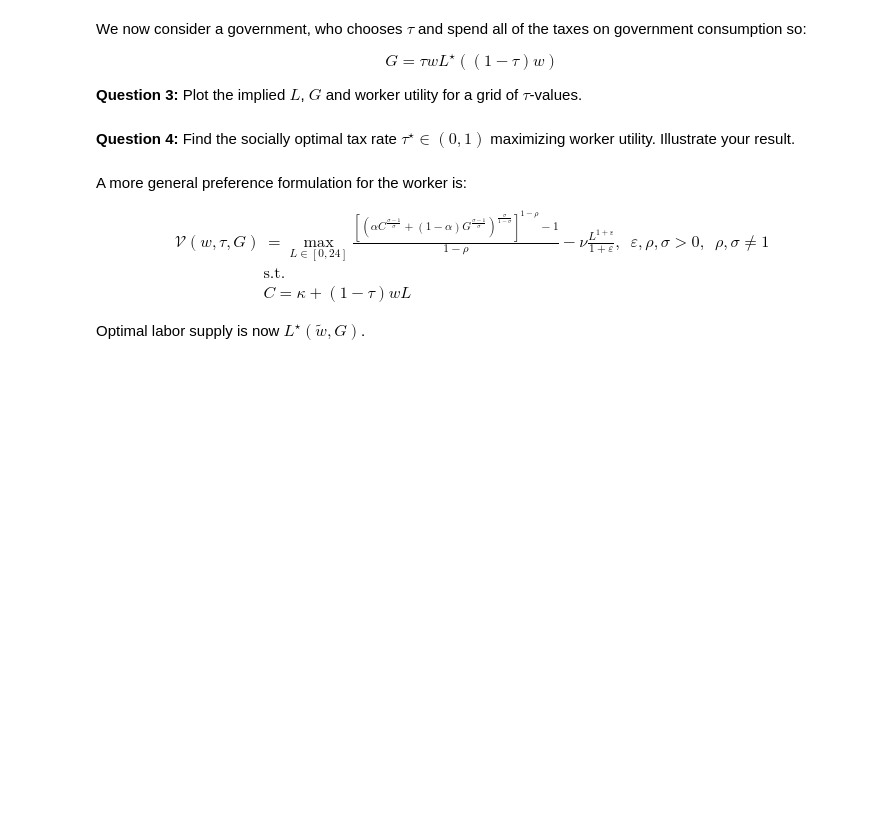
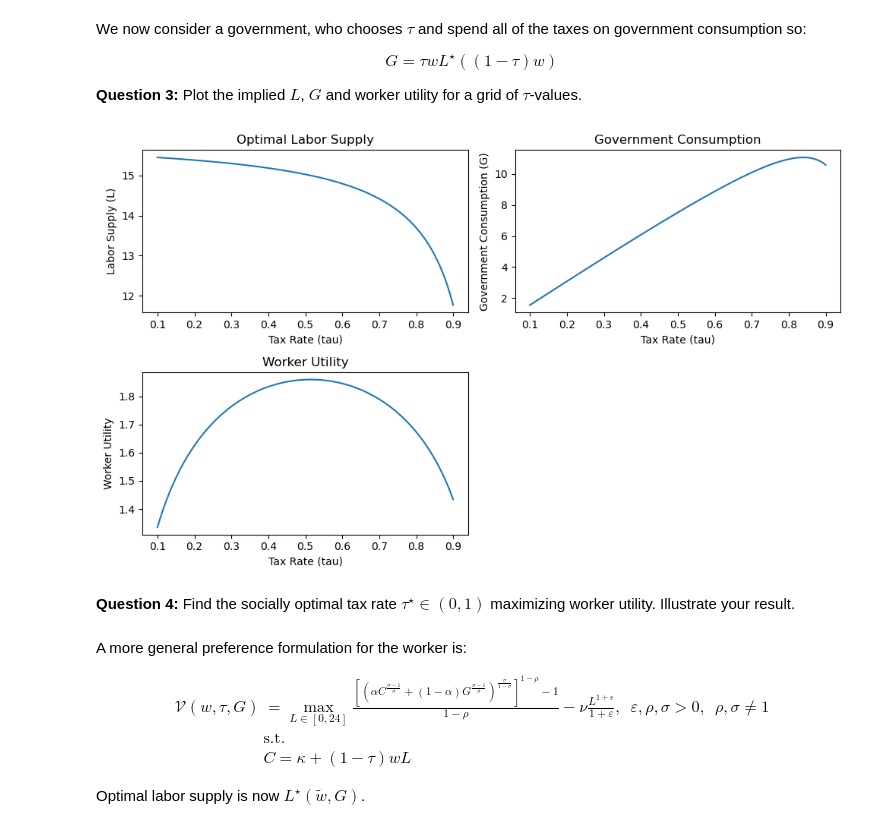
Before and after one commit to NumEconCopenhagen/projects-2023-kscd, a Jupyter notebook: Exam project/Exam-2023-notebook.ipynb, the cells around one changed output. Saved outputs shown, nothing was run; the diff lists cells and outputs as text; code cells hidden in the pictures; blank space fills up the shorter version.

```diff
--- a/Exam project/Exam-2023-notebook.ipynb
+++ b/Exam project/Exam-2023-notebook.ipynb
@@ -70,3 +169,54 @@ $$
+# %%
+# write your code here
+def optimal_labor_supply(w, tau, alpha, kappa, nu):
+    tilde_w = (1 - tau) * w
+    discriminant = kappa ** 2 + 4 * (alpha / nu) * tilde_w ** 2
+    L_opt = (-kappa + np.sqrt(discriminant)) / (2 * tilde_w)
+    return L_opt
+
+def government_consumption(w, tau, alpha, kappa, nu):
+    L_optimal = optimal_labor_supply(w, tau, alpha, kappa, nu)
+    G = tau * w * L_optimal
+    return G
+
+def worker_utility(w, tau, alpha, kappa, nu):
+    L_optimal = optimal_labor_supply(w, tau, alpha, kappa, nu)
+    C = kappa + (1 - tau) * w * L_optimal
+    G = government_consumption(w, tau, alpha, kappa, nu)
+    utility = np.log(C**alpha * G**(1-alpha)) - nu * L_optimal**2 / 2
+    return utility
+
+# Defining the grid of tau values
+tau_values = np.linspace(0.1, 0.9, 100)
+
+# Calculating the implied values of L, G, and utility for each tau value
+L_values = optimal_labor_supply(w, tau_values, alpha, kappa, nu)
+G_values = government_consumption(w, tau_values, alpha, kappa, nu)
+utility_values = worker_utility(w, tau_values, alpha, kappa, nu)
+
+# Ploting the results
+plt.figure(figsize=(10, 6))
+plt.subplot(2, 2, 1)
+plt.plot(tau_values, L_values)
+plt.xlabel('Tax Rate (tau)')
+plt.ylabel('Labor Supply (L)')
+plt.title('Optimal Labor Supply')
+
+plt.subplot(2, 2, 2)
+plt.plot(tau_values, G_values)
+plt.xlabel('Tax Rate (tau)')
+plt.ylabel('Government Consumption (G)')
+plt.title('Government Consumption')
+
+plt.subplot(2, 2, 3)
+plt.plot(tau_values, utility_values)
+plt.xlabel('Tax Rate (tau)')
+plt.ylabel('Worker Utility')
+plt.title('Worker Utility')
+
+plt.tight_layout()
+# %% [output]
+[figure, added]
 # %% [markdown]
 **Question 4:** Find the socially optimal tax rate $\tau^{\star}\in(0,1)$ maximizing worker utility. Illustrate your result.
 # %%
```
Also changed, not shown: parts of 7 cells of this notebook.
